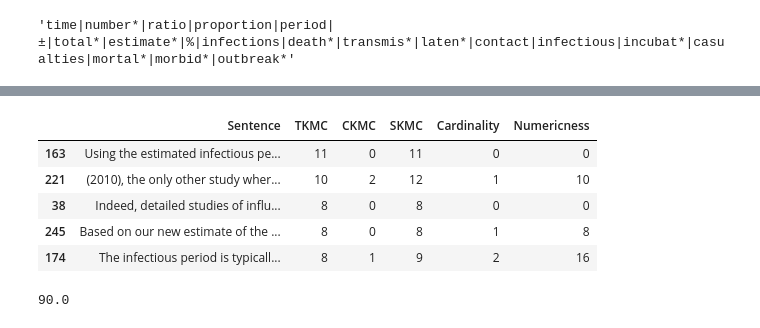
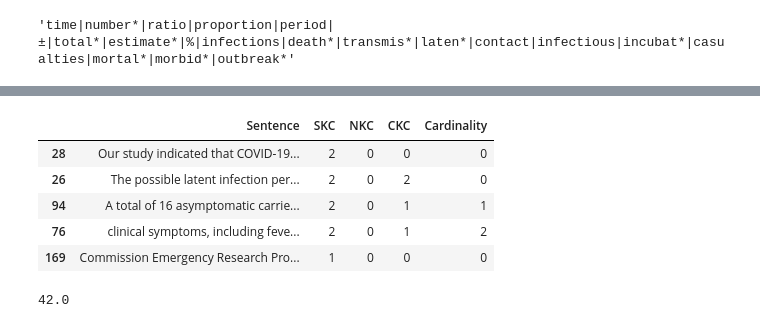
Before and after one commit to djschlicht/academic-paper-scraper, a Jupyter notebook: textdataframe.ipynb, the cells around one changed output, grey strips where cells are left out. Drawn from its saved outputs; the diff is of its cells as text; code cells hidden in the pictures.

```diff
--- a/textdataframe.ipynb
+++ b/textdataframe.ipynb
@@ -111,8 +66,0 @@ def findCardinality(sentence):
-# %%
-sentsdf['TKMC'] = sentsdf.Sentence.map(countTraitKeywords)
-sentsdf['CKMC'] = sentsdf.Sentence.map(countContextualKeywords)
-sentsdf['SKMC'] = sentsdf['TKMC'] + sentsdf['CKMC']
-sentsdf['Cardinality'] = sentsdf.Sentence.map(findCardinality)
-
-# My attempt at guessing how many 'numeric' each sentence is
-sentsdf['Numericness'] = sentsdf.TKMC * sentsdf.Cardinality
@@ -148,14 +128,14 @@ sentsdf_filt
 # %%
 # Sentences with most relevance
-sentsdf_top = sentsdf.sort_values(by=['TKMC'],ascending=False)
+sentsdf_top = sentsdf.sort_values(by='SKC',ascending=False)
 sentsdf_top.head()
 # %% [output]
-|  | Sentence | TKMC | CKMC | SKMC | Cardinality | Numericness |
-| 163 | Using the estimated infectious pe... | 11 | 0 | 11 | 0 | 0 |
-| 221 | (2010), the only other study wher... | 10 | 2 | 12 | 1 | 10 |
-| 38 | Indeed, detailed studies of influ... | 8 | 0 | 8 | 0 | 0 |
-| 245 | Based on our new estimate of the ... | 8 | 0 | 8 | 1 | 8 |
-| 174 | The infectious period is typicall... | 8 | 1 | 9 | 2 | 16 |
+|  | Sentence | SKC | NKC | CKC | Cardinality |
+| 28 | Our study indicated that COVID-19... | 2 | 0 | 0 | 0 |
+| 26 | The possible latent infection per... | 2 | 0 | 2 | 0 |
+| 94 | A total of 16 asymptomatic carrie... | 2 | 0 | 1 | 1 |
+| 76 | clinical symptoms, including feve... | 2 | 0 | 1 | 2 |
+| 169 | Commission Emergency Research Pro... | 1 | 0 | 0 | 0 |
 # %%
 '''
 Displays the text surrounding the sentence with the provided index. To refer to the context, perhaps.
@@ -216,7 +196,7 @@ def calculateRelevance(df = sentsdf_top.head()):
 # %%
 calculateRelevance()
 # %% [output]
-90.0
+42.0
 # %%
 df1 = sentencesWith()
 df1.loc[df1.Cardinality > 0]
```
Also changed, not shown: parts of 19 cells of this notebook.
